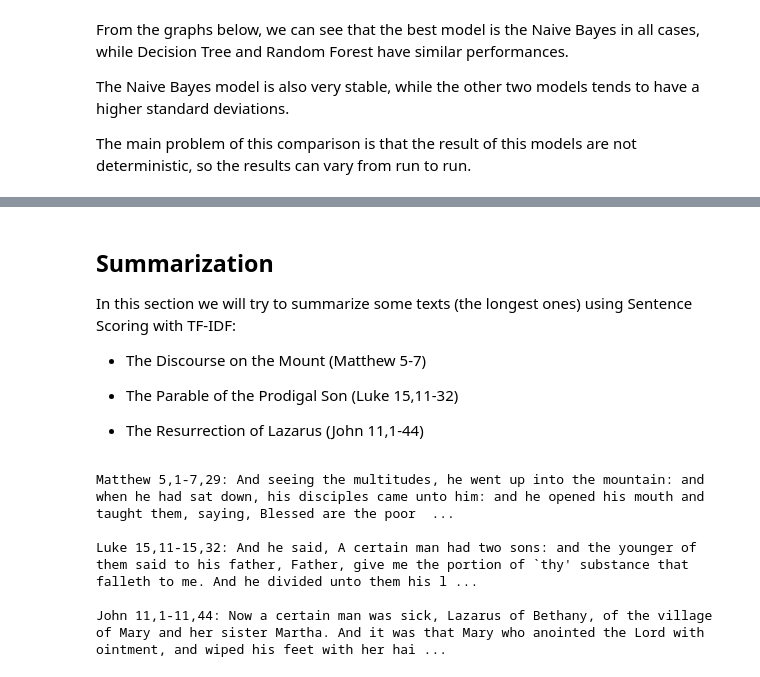
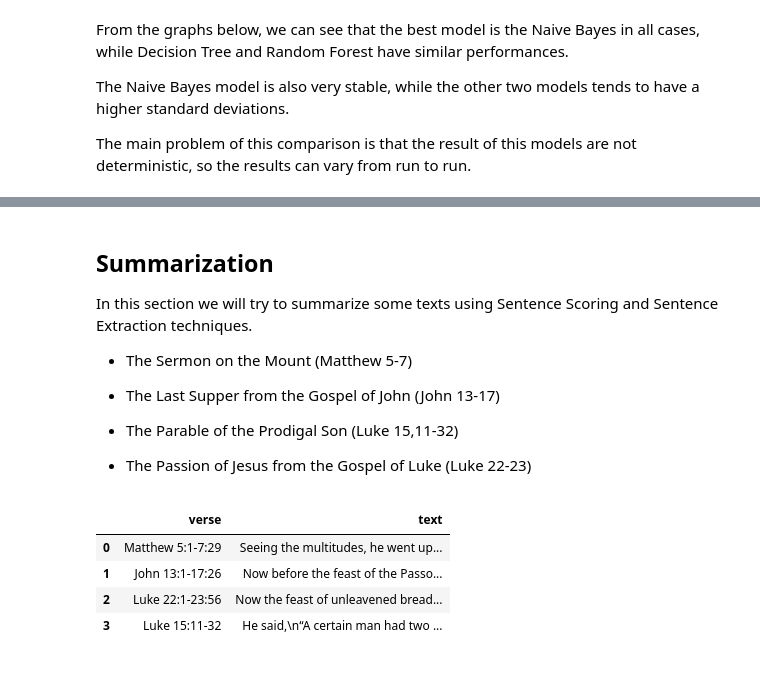
Before and after one commit to rik1599/advanced-data-science-2023, a Jupyter notebook: bible-nlp/bible-nlp.ipynb, the cells around one changed output, grey strips where cells are left out. Saved outputs shown, nothing was run; the diff lists cells and outputs as text; code cells hidden in the pictures.

```diff
--- a/bible-nlp/bible-nlp.ipynb
+++ b/bible-nlp/bible-nlp.ipynb
@@ -408,27 +431,40 @@ Interesting the fact that clusters are not always similar to the categories defi
 # %% [markdown]
 ## Summarization
 
-In this section we will try to summarize some texts (the longest ones) using Sentence Scoring with TF-IDF:
+In this section we will try to summarize some texts using Sentence Scoring and Sentence Extraction techniques.
 
-- The Discourse on the Mount (Matthew 5-7)
+- The Sermon on the Mount (Matthew 5-7)
+
+- The Last Supper from the Gospel of John (John 13-17)
 
 - The Parable of the Prodigal Son (Luke 15,11-32)
 
-- The Resurrection of Lazarus (John 11,1-44)
+- The Passion of Jesus from the Gospel of Luke (Luke 22-23)
-# %%
-verses_df = load_data()
-verses = ['Matthew 5,1-7,29', 'Luke 15,11-15,32', 'John 11,1-11,44']
-verses_df = verses_df[verses_df['verse'].isin(verses)]
-verses_df.reset_index(inplace=True, drop=True)
-
-for _, r in verses_df.iterrows():
-    print(f"{r['verse']}: {r['text']}\n")
-# %% [output]
-Matthew 5,1-7,29: And seeing the multitudes, he went up into the mountain: and when he had sat down, his disciples came unto him: and he opened his mouth and taught them, saying, Blessed are the poor  ...
-
-Luke 15,11-15,32: And he said, A certain man had two sons: and the younger of them said to his father, Father, give me the portion of `thy' substance that falleth to me. And he divided unto them his l ...
-
-John 11,1-11,44: Now a certain man was sick, Lazarus of Bethany, of the village of Mary and her sister Martha. And it was that Mary who anointed the Lord with ointment, and wiped his feet with her hai ...
+# %%
+def summarizing_verses():
+    verses = [
+        'Matthew 5:1-7:29', # Sermon on the Mount
+        'John 13:1-17:26',  # The Last Supper
+        'Luke 22:1-23:56',  # The Passion
+        'Luke 15:11-32',    # Parable of the Prodigal Son
+    ]
+    verses_df = load_data(verses)
+    verses_df.to_csv('data/summarizing_verses.csv', index=False)
+# %%
+import os
+import pandas as pd
+
+if not os.path.exists('data/summarizing_verses.csv'):
+    summarizing_verses()
+
+verses_df = pd.read_csv('data/summarizing_verses.csv')
+verses_df
+# %% [output]
+|  | verse | text |
+| 0 | Matthew 5:1-7:29 | Seeing the multitudes, he went up... |
+| 1 | John 13:1-17:26 | Now before the feast of the Passo... |
+| 2 | Luke 22:1-23:56 | Now the feast of unleavened bread... |
+| 3 | Luke 15:11-32 | He said,\n“A certain man had two ... |
 # %%
 from nltk.corpus import stopwords
 from nltk.tokenize import word_tokenize
```
Also changed, not shown: parts of 27 cells of this notebook, 8 other files.
